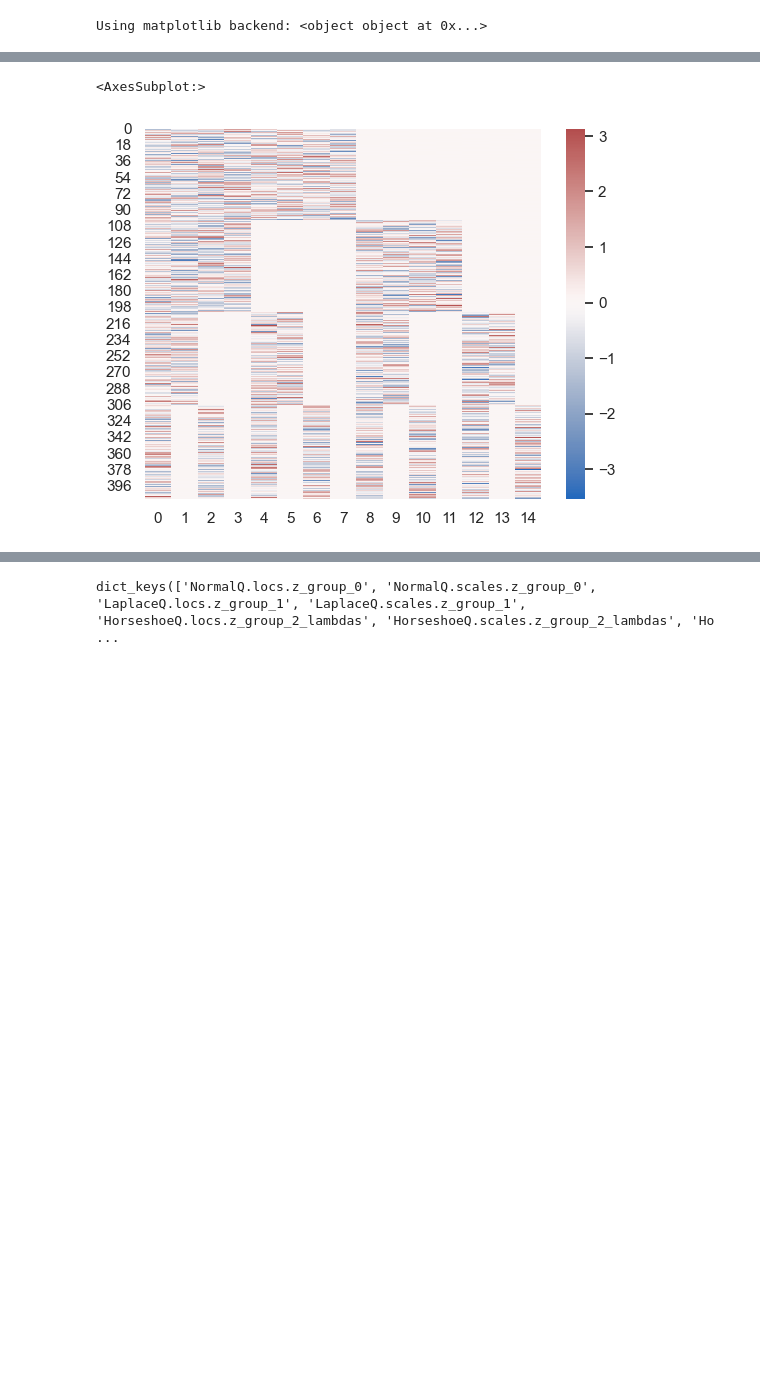
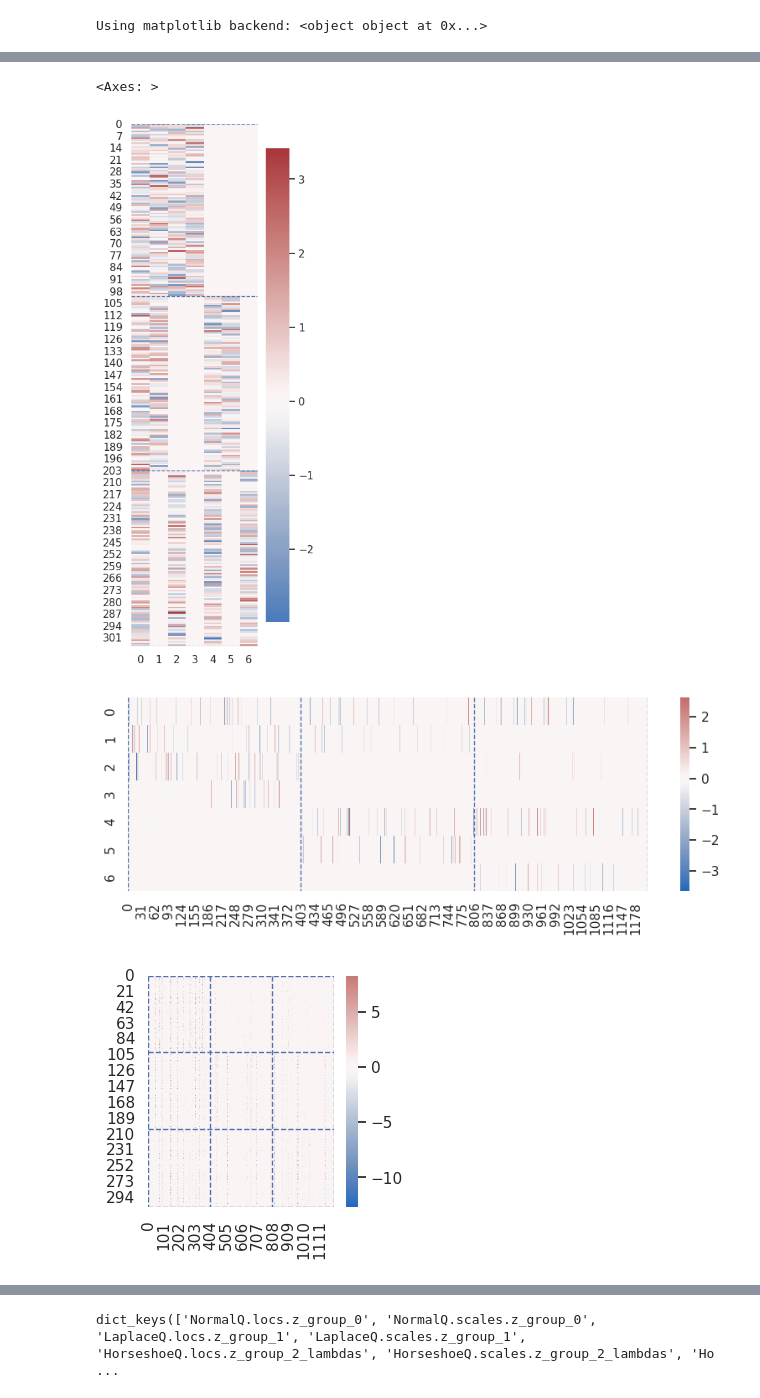
Before and after one commit to bioFAM/cellij, a Jupyter notebook: notebooks/basic_svi.ipynb, the cells around one changed output, grey strips where cells are left out. Saved outputs shown, nothing was run; the diff lists cells and outputs as text; code cells hidden in the pictures; blank space fills up the shorter version.

```diff
--- a/notebooks/basic_svi.ipynb
+++ b/notebooks/basic_svi.ipynb
@@ -39,8 +39,8 @@ sns.set_context(
 # %%
 from cellij.core.synthetic import DataGenerator
 # %%
-n_samples = [101, 102, 103, 104]
-n_features = [201, 202, 203, 204]
+n_samples = [101, 102, 103]
+n_features = [401, 402, 403]
 dg = DataGenerator(n_samples, n_features)
 rng = dg.generate(all_combs=True)
 # %% [output]
@@ -56,5 +52,46 @@ New factor configuration across `features` groups: 1 fully shared, 10 partially
+# %%
+sample_offsets = [0] + np.cumsum(n_samples).tolist()
+feature_offsets = [0] + np.cumsum(n_features).tolist()
+# %%
+def _lines(ax, positions, ymin, ymax, horizontal=False, **kwargs):
+    if horizontal:
+        ax.hlines(positions, ymin, ymax, **kwargs)
+    else:
+        ax.vlines(positions, ymin, ymax, **kwargs)
+    return ax
+
+
+def lined_heatmap(data, figsize=None, hlines=None, vlines=None, **kwargs):
+    """Plot heatmap with horizontal and/or vertical lines."""
+    if figsize is None:
+        figsize = (20, 2)
+    fig, g = plt.subplots(figsize=figsize)
+    g = sns.heatmap(data, ax=g, **kwargs)
+    if hlines is not None:
+        _lines(
+            g,
+            hlines,
+            *sorted(g.get_xlim()),
+            horizontal=True,
+            lw=1.0,
+            linestyles="dashed",
+        )
+    if vlines is not None:
+        _lines(
+            g,
+            vlines,
+            *sorted(g.get_ylim()),
+            horizontal=False,
+            lw=1.0,
+            linestyles="dashed",
+        )
+    return g
 # %%
-sns.heatmap(dg.z, center=0, cmap="vlag")
+lined_heatmap(dg.z, figsize=(dg.n_sample_groups,10), hlines=sample_offsets, cmap="vlag", center=0)
+lined_heatmap(dg.w, figsize=(10,dg.n_feature_groups), vlines=feature_offsets, cmap="vlag", center=0)
+lined_heatmap(dg.y, figsize=(dg.n_sample_groups,dg.n_feature_groups), hlines=sample_offsets, vlines=feature_offsets, cmap="vlag", center=0)
 # %% [output]
-<AxesSubplot:>
+<Axes: >
-[figure, old version]
+[figure, new version]
+[figure, added]
+[figure, added]
```
Also changed, not shown: parts of 23 cells of this notebook, 2 other files.
